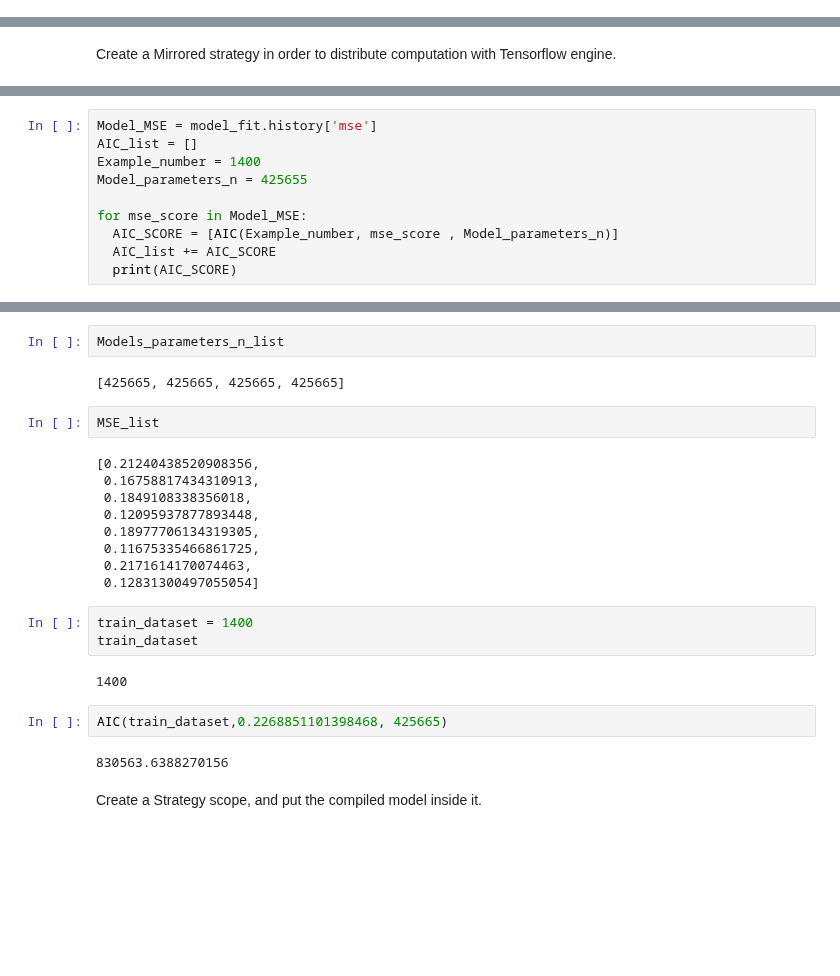
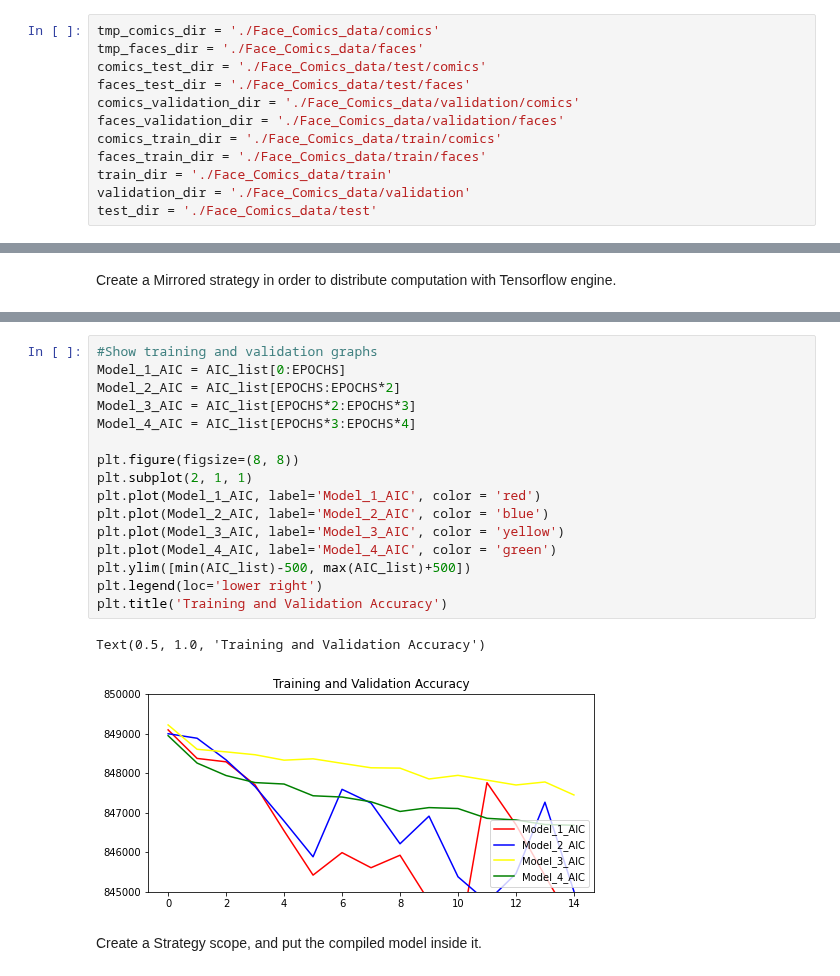
Before and after one commit to cosimo-schiavoni/Massive_Data_Project, a Jupyter notebook: Comics_Faces_Project_2.ipynb, the cells around one changed output, grey strips where cells are left out. Drawn from its saved outputs; the diff is of its cells as text; blank space fills up the shorter version.

```diff
--- a/Comics_Faces_Project_2.ipynb
+++ b/Comics_Faces_Project_2.ipynb
@@ -87,0 +94,12 @@ Downloading comic-faces-paired-synthetic-v2.zip to /content
+# %%
+tmp_comics_dir = './Face_Comics_data/comics'
+tmp_faces_dir = './Face_Comics_data/faces'
+comics_test_dir = './Face_Comics_data/test/comics'
+faces_test_dir = './Face_Comics_data/test/faces'
+comics_validation_dir = './Face_Comics_data/validation/comics'
+faces_validation_dir = './Face_Comics_data/validation/faces'
+comics_train_dir = './Face_Comics_data/train/comics'
+faces_train_dir = './Face_Comics_data/train/faces'
+train_dir = './Face_Comics_data/train'
+validation_dir = './Face_Comics_data/validation'
+test_dir = './Face_Comics_data/test'
@@ -420,10 +502,0 @@ MSE_list
-# %%
-Model_MSE = model_fit.history['mse']
-AIC_list = []
-Example_number = 1400
-Model_parameters_n = 425655
-
-for mse_score in Model_MSE:
-  AIC_SCORE = [AIC(Example_number, mse_score , Model_parameters_n)]
-  AIC_list += AIC_SCORE
-  print(AIC_SCORE)
@@ -585,27 +595,22 @@ IndexError: ignored
-# %%
-Models_parameters_n_list
-# %% [output]
-[425665, 425665, 425665, 425665]
-# %%
-MSE_list
-# %% [output]
-[0.21240438520908356,
- 0.16758817434310913,
- 0.1849108338356018,
- 0.12095937877893448,
- 0.18977706134319305,
- 0.11675335466861725,
- 0.2171614170074463,
- 0.12831300497055054]
-# %%
-train_dataset = 1400
-train_dataset
-# %% [output]
-1400
-# %%
-AIC(train_dataset,0.2268851101398468, 425665)
-# %% [output]
-830563.6388270156
+# %%
+#Show training and validation graphs
+Model_1_AIC = AIC_list[0:EPOCHS]
+Model_2_AIC = AIC_list[EPOCHS:EPOCHS*2]
+Model_3_AIC = AIC_list[EPOCHS*2:EPOCHS*3]
+Model_4_AIC = AIC_list[EPOCHS*3:EPOCHS*4]
+
+plt.figure(figsize=(8, 8))
+plt.subplot(2, 1, 1)
+plt.plot(Model_1_AIC, label='Model_1_AIC', color = 'red')
+plt.plot(Model_2_AIC, label='Model_2_AIC', color = 'blue')
+plt.plot(Model_3_AIC, label='Model_3_AIC', color = 'yellow')
+plt.plot(Model_4_AIC, label='Model_4_AIC', color = 'green')
+plt.ylim([min(AIC_list)-500, max(AIC_list)+500])
+plt.legend(loc='lower right')
+plt.title('Training and Validation Accuracy')
+# %% [output]
+Text(0.5, 1.0, 'Training and Validation Accuracy')
+[figure, added]
 # %% [markdown]
 Create a Strategy scope, and put the compiled model inside it.
 # %% [markdown]
```
Also changed, not shown: parts of 22 cells of this notebook.
